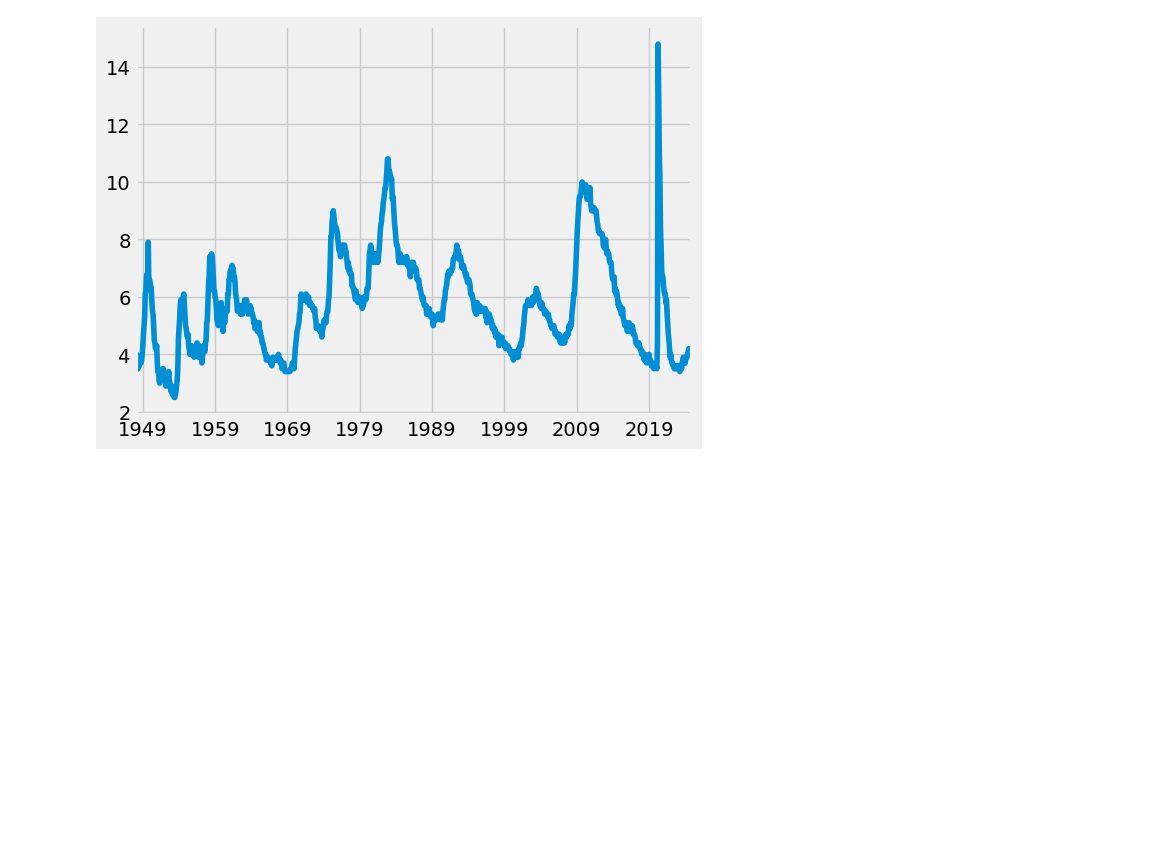
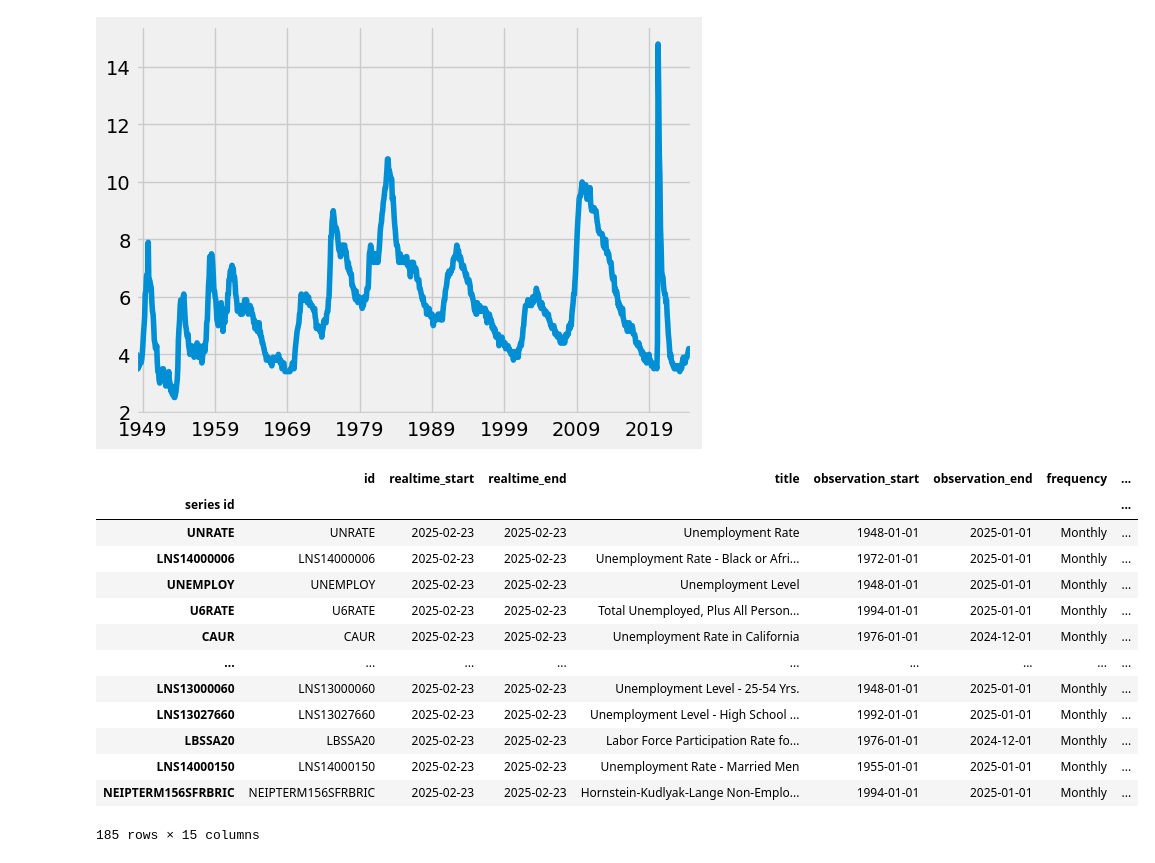
Before and after one commit to adisring/Economic-Data-With-Fred, a Jupyter notebook: EconomicAnalysis.ipynb, the cells around one changed output. Drawn from its saved outputs; the diff is of its cells as text; code cells hidden in the pictures; blank space fills up the shorter version.

Commit message:
more analysis of unemployment rate

```diff
--- a/EconomicAnalysis.ipynb
+++ b/EconomicAnalysis.ipynb
@@ -131,3 +131,22 @@ unrate.plot()
 # %% [output]
 <Axes: >
 [figure]
+# %%
+unemp_df = fred.search('unemployment rate state', filter = ('frequency','Monthly'))
+# %%
+unemp_df.query('seasonal_adjustment == "Seasonally Adjusted"')
+# %% [output]
+|  | id | realtime_start | realtime_end | title | observation_start | observation_end | frequency | ... |
+| series id |  |  |  |  |  |  |  | ... |
+| UNRATE | UNRATE | 2025-02-23 | 2025-02-23 | Unemployment Rate | 1948-01-01 | 2025-01-01 | Monthly | ... |
+| LNS14000006 | LNS14000006 | 2025-02-23 | 2025-02-23 | Unemployment Rate - Black or Afri... | 1972-01-01 | 2025-01-01 | Monthly | ... |
+| UNEMPLOY | UNEMPLOY | 2025-02-23 | 2025-02-23 | Unemployment Level | 1948-01-01 | 2025-01-01 | Monthly | ... |
+| U6RATE | U6RATE | 2025-02-23 | 2025-02-23 | Total Unemployed, Plus All Person... | 1994-01-01 | 2025-01-01 | Monthly | ... |
+| CAUR | CAUR | 2025-02-23 | 2025-02-23 | Unemployment Rate in California | 1976-01-01 | 2024-12-01 | Monthly | ... |
+| ... | ... | ... | ... | ... | ... | ... | ... | ... |
+| LNS13000060 | LNS13000060 | 2025-02-23 | 2025-02-23 | Unemployment Level - 25-54 Yrs. | 1948-01-01 | 2025-01-01 | Monthly | ... |
+| LNS13027660 | LNS13027660 | 2025-02-23 | 2025-02-23 | Unemployment Level - High School ... | 1992-01-01 | 2025-01-01 | Monthly | ... |
+| LBSSA20 | LBSSA20 | 2025-02-23 | 2025-02-23 | Labor Force Participation Rate fo... | 1976-01-01 | 2024-12-01 | Monthly | ... |
+| LNS14000150 | LNS14000150 | 2025-02-23 | 2025-02-23 | Unemployment Rate - Married Men | 1955-01-01 | 2025-01-01 | Monthly | ... |
+| NEIPTERM156SFRBRIC | NEIPTERM156SFRBRIC | 2025-02-23 | 2025-02-23 | Hornstein-Kudlyak-Lange Non-Emplo... | 1994-01-01 | 2025-01-01 | Monthly | ... |
+185 rows × 15 columns
```
Also changed, not shown: parts of 11 cells of this notebook.
